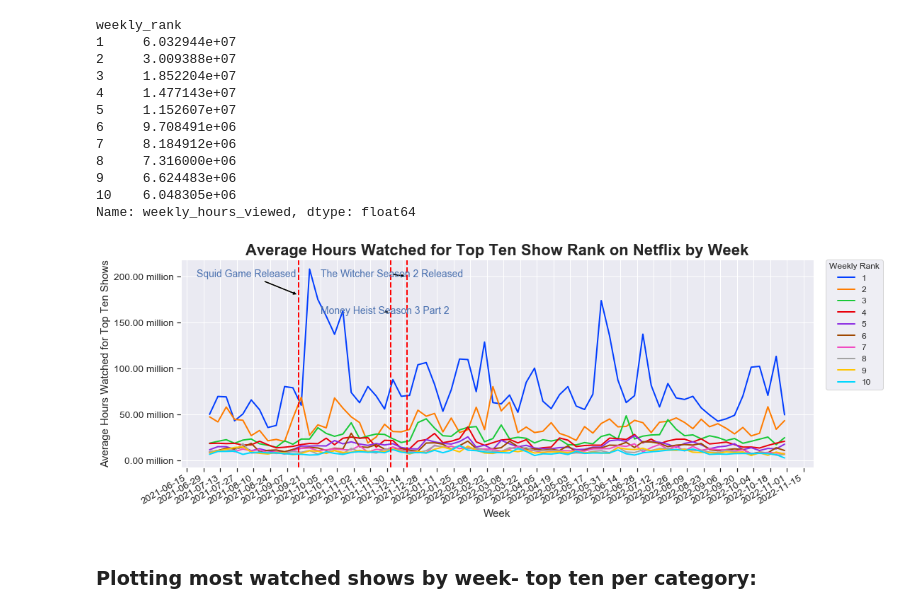
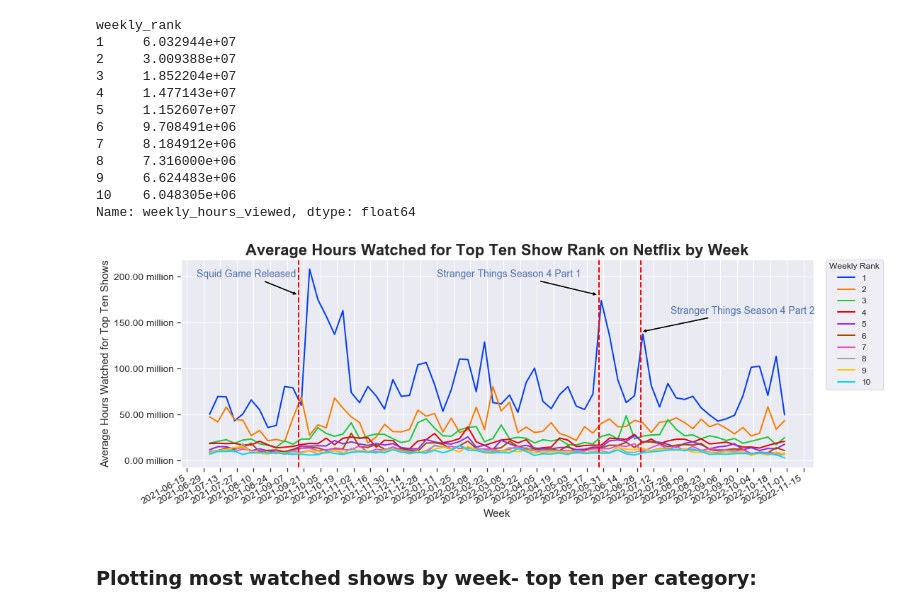
Before and after one commit to EdithLotterman/Project-1-Team-8, a Jupyter notebook: team8_netflix_proj1_Analysis.ipynb, the cells around one changed output. Cells and saved outputs as stored; diff of their text form; code cells hidden in the pictures.

```diff
--- a/team8_netflix_proj1_Analysis.ipynb
+++ b/team8_netflix_proj1_Analysis.ipynb
@@ -280,0 +331,17 @@ fig.savefig('./output_data/Bar_CountofCumulativeWeeks_Top10.png')
+# %%
+# Plot to show top movies or shows according to genres based on IMDB Score
+#define plotting region (2 rows, 1 columns)
+sns.set_theme(style="darkgrid", font_scale=.95,rc={'xtick.bottom': True,
+    'ytick.left': True,})
+fig, ax = plt.subplots(2, 1,sharex=True,figsize=(12,9))
+sns.barplot(ax=ax[0], data=top_10, x= "imdb_score", y ="genres").set_title("Genre Combinations by Top 10 Average IMDB Score",size=22, weight="bold")
+sns.barplot(ax=ax[1], data=least_10, x= "imdb_score", y ="genres").set_title("Genre Combinations by Bottom 10 Average IMDB Score",size=22, weight="bold")
+plt.xticks(range(0,11))
+ax[0].set_xlabel('IMDB Score', fontsize=14)
+ax[0].set_ylabel('Genres', fontsize=14)
+ax[1].set_xlabel('IMDB Score', fontsize=14)
+ax[1].set_ylabel('Genres', fontsize=14)
+plt.show()
+
+# Save to output_data folder:
+fig.savefig('./output_data/HorzBar_TopandBottomGenrebyIMDBScore.png')
@@ -319,42 +394,42 @@ g.set_yticklabels(ylabels)
 date_form = mdates.DateFormatter("%Y-%m-%d")
 ax.xaxis.set_major_formatter(date_form)
 # Ensure a major tick for every other week using (interval=2)
 ax.xaxis.set_major_locator(mdates.WeekdayLocator(interval=2))
 # add minor tick marks on x-axis:
 ax.xaxis.set_minor_locator(mdates.WeekdayLocator(interval=2))
 # Format for date x-axis, turns date to side:
 fig.autofmt_xdate()
 # Add titles:
 plt.title("Average Hours Watched for Top Ten Show Rank on Netflix by Week",size=22, weight="bold")
 plt.xlabel("Week")
 plt.ylabel("Average Hours Watched for Top Ten Shows")
 # Label legend and move to outside right side:
 plt.legend(title='Weekly Rank', fontsize='12', title_fontsize='12', bbox_to_anchor=(1.02, 1), loc='upper left', borderaxespad=0)
 
 # Add labels to the plot of what show were likely driving large spikes in viewership:
 # Squid game: released 2021-9-17
 squid_game_rel_date = dt.datetime(2021,9,17)
 style = dict(size=14, color='b')
 ax.annotate('Squid Game Released', xy=(squid_game_rel_date, 180000000), xycoords='data', xytext=(dt.datetime(2021,6,23), 200000000), textcoords='data',
 arrowprops=dict(arrowstyle='simple', facecolor='black', connectionstyle="arc3"), **style)
 plt.axvline(x=squid_game_rel_date, color='red',lw=2,ls='--')
 
-# Next show: The Witcher Season 2
-witcher_rel_date = dt.datetime(2021,12,17)
-ax.annotate('The Witcher Season 2 Released', xy=(witcher_rel_date, 200000000), xycoords='data', xytext=(dt.datetime(2021,10,5), 200000000), textcoords='data',
+# Next show: Stranger Things Season 4 Part 1
+strangerThings1_rel_date = dt.datetime(2022,5,27)
+ax.annotate('Stranger Things Season 4 Part 1 ', xy=(strangerThings1_rel_date, 180000000), xycoords='data', xytext=(dt.datetime(2022,1,11), 200000000), textcoords='data',
 arrowprops=dict(arrowstyle='simple', facecolor='black', connectionstyle="arc3"), **style)
-plt.axvline(x=witcher_rel_date, color='red',lw=2,ls='--')
+plt.axvline(x=strangerThings1_rel_date, color='red',lw=2,ls='--')
 
-#  Money Heist Season 3 Part 2
-moneyHeist_rel_date = dt.datetime(2021,12,3)
-ax.annotate('Money Heist Season 3 Part 2', xy=(moneyHeist_rel_date, 160000000), xycoords='data', xytext=(dt.datetime(2021,10,5), 160000000), textcoords='data',
+# Stranger Things Season 4 Part 2
+strangerThings2_rel_date = dt.datetime(2022,7,1)
+ax.annotate('Stranger Things Season 4 Part 2', xy=(strangerThings2_rel_date, 140000000), xycoords='data', xytext=(dt.datetime(2022,7,26), 160000000), textcoords='data',
 arrowprops=dict(arrowstyle='simple', facecolor='black', connectionstyle="arc3"), **style)
-plt.axvline(x=moneyHeist_rel_date, color='red',lw=2,ls='--')
+plt.axvline(x=strangerThings2_rel_date, color='red',lw=2,ls='--')
 
 # Save to output_data folder:
 fig.savefig('./output_data/Average_Hours_TopTenShowsbyWeek.png')
 # %% [output]
-[figure, old version]
+[figure, new version]
 # %%
 # Look up the shows that may be driving the large spikes in viewing:
 # Between 2021-09-05 and 2021-11-05
```
Also changed, not shown: parts of 12 cells of this notebook, 4 other files.
